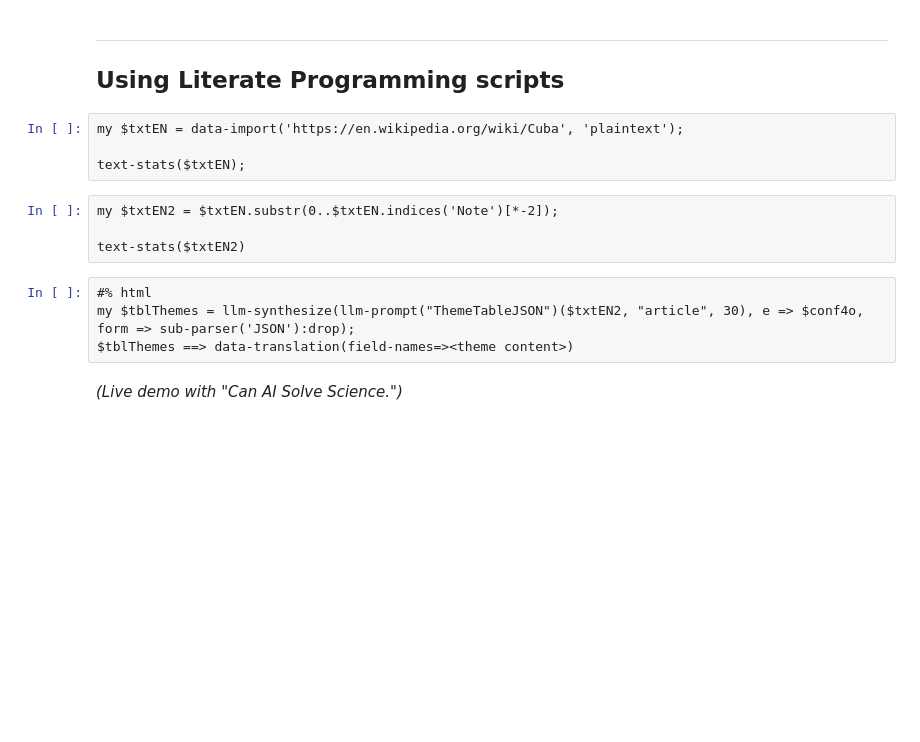
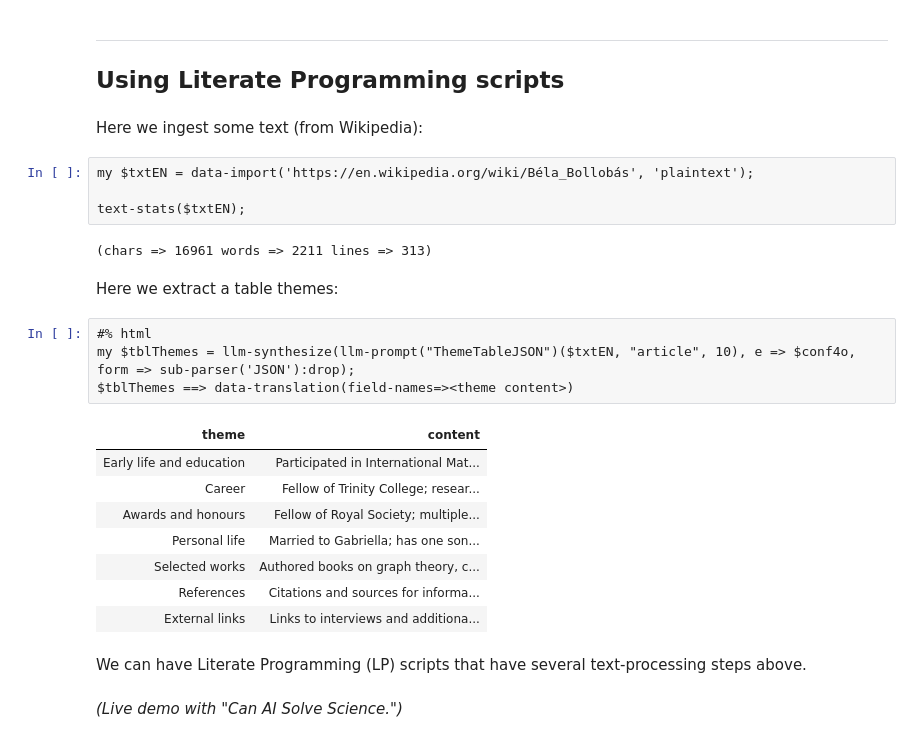
Before and after one commit to antononcube/RakuForPrediction-book, a Jupyter notebook: Presentations/DataScieceStudyGroup-SouthFL-July-2024/Robust-LLM-pipelines-Raku.ipynb, the cells around one changed output. Saved outputs shown, nothing was run; the diff lists cells and outputs as text; blank space fills up the shorter version.

```diff
--- a/Presentations/DataScieceStudyGroup-SouthFL-July-2024/Robust-LLM-pipelines-Raku.ipynb
+++ b/Presentations/DataScieceStudyGroup-SouthFL-July-2024/Robust-LLM-pipelines-Raku.ipynb
@@ -607,18 +464,31 @@ Python => {False => 1, True => 2}
 ---------
 
 ## Using Literate Programming scripts
+# %% [markdown]
+Here we ingest some text (from Wikipedia):
 # %%
-my $txtEN = data-import('https://en.wikipedia.org/wiki/Cuba', 'plaintext');
+my $txtEN = data-import('https://en.wikipedia.org/wiki/Béla_Bollobás', 'plaintext');
 
 text-stats($txtEN);
+# %% [output]
+(chars => 16961 words => 2211 lines => 313)
-# %%
-my $txtEN2 = $txtEN.substr(0..$txtEN.indices('Note')[*-2]);
-
-text-stats($txtEN2)
+# %% [markdown]
+Here we extract a table themes:
 # %%
 #% html
-my $tblThemes = llm-synthesize(llm-prompt("ThemeTableJSON")($txtEN2, "article", 30), e => $conf4o, form => sub-parser('JSON'):drop);
+my $tblThemes = llm-synthesize(llm-prompt("ThemeTableJSON")($txtEN, "article", 10), e => $conf4o, form => sub-parser('JSON'):drop);
 $tblThemes ==> data-translation(field-names=><theme content>)
+# %% [output]
+| theme | content |
+| Early life and education | Participated in International Mat... |
+| Career | Fellow of Trinity College; resear... |
+| Awards and honours | Fellow of Royal Society; multiple... |
+| Personal life | Married to Gabriella; has one son... |
+| Selected works | Authored books on graph theory, c... |
+| References | Citations and sources for informa... |
+| External links | Links to interviews and additiona... |
+# %% [markdown]
+We can have Literate Programming (LP) scripts that have several text-processing steps above.
 # %% [markdown]
 *(Live demo with "Can AI Solve Science.")*
 # %% [markdown]
```
Also changed, not shown: parts of 41 cells of this notebook.
